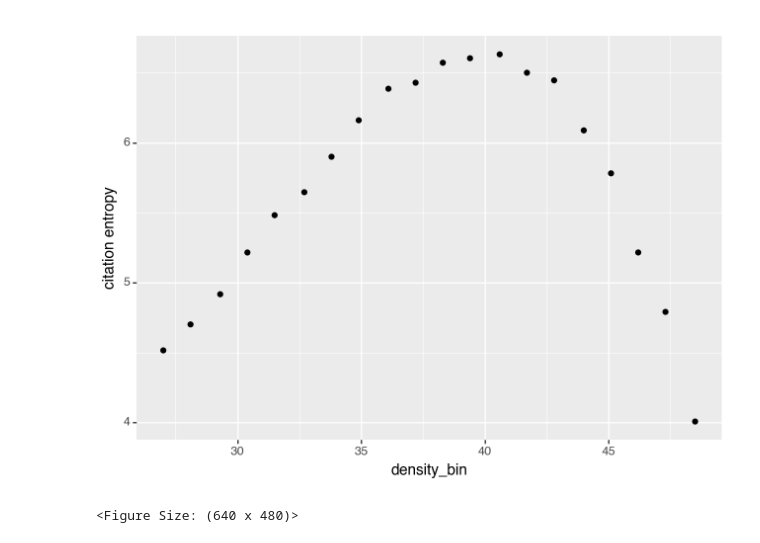
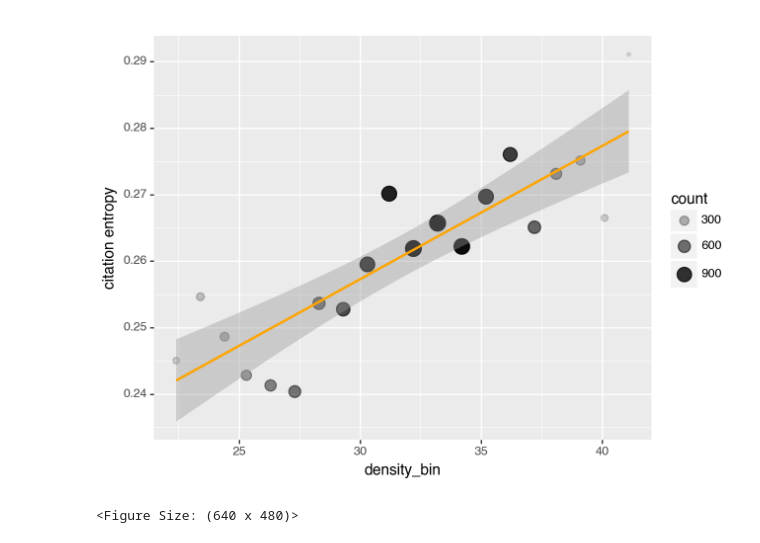
Before and after one commit to nathimel/citesim, a Jupyter notebook: src/notebooks/entropy_scratch.ipynb, the cells around one changed output. Cells and saved outputs as stored; diff of their text form; code cells hidden in the pictures.

```diff
--- a/src/notebooks/entropy_scratch.ipynb
+++ b/src/notebooks/entropy_scratch.ipynb
@@ -22,3 +27,5 @@ df_zf
+# %%
+df_zf = df_zf[df_zf["citations_per_year"] <= 10]
 # %%
 cpy_bins = df_zf[["citations_per_year", "density_bin"]]
 cpy_bins
@@ -107,11 +162,11 @@ float(df_zf.density_bin.value_counts().keys()[0].split(",")[0].replace("(", ""))
 # %%
-from scipy.stats import entropy
+# from scipy.stats import entropy
 
 ents = []
 for bin in sorted(df_zf.density_bin.value_counts().keys()):
     # append the result
     cpy_arr = cpy_bins[cpy_bins["density_bin"] == bin]["citations_per_year"].values
-    ents.append(entropy(cpy_arr))
+    ents.append(entropy_estimator(cpy_arr))
 
 ents
 # %% [output]
@@ -191,26 +268,33 @@ df = pd.DataFrame(
 # %%
 (
     pn.ggplot(
         df,
+        pn.aes(
+                x="density_bin",
+                y="citation entropy",
+            )
     )
-    + pn.geom_point(pn.aes(
-        x="density_bin",
-        y="citation entropy",
-    ))
+    + pn.geom_point(
+        pn.aes(
+            size="count",
+            alpha="count",
+        )
+    )
+    + pn.geom_smooth(method="lm", color="orange")
 )
 
 # The fact that count and entropy are super correlated makes things uninteresting;
 # it means that the more observations of a particular density value, the more spread out the distribution of citations is.
 
 # It also highlights why the density vs. citations correlation does _not_ exist. The more observations there are, the higher the entropy.
 # But number of observations != density!
 # High and low density areas are such that citations are concentrated around specific (low) values; its middle density where both:
 # - there are more publications in the first place
 # - and the distribution of citations is more entropic.
 
 # I think the first thing anyone will think of is that its just the fact there are more papers in the sample that the entropy is higher.
 # %% [output]
-[figure, old version]
+[figure, new version]
 <Figure Size: (640 x 480)>
 # %%
 # What if we divide citation entropy by count?
```
Also changed, not shown: parts of 19 cells of this notebook, 15 other files.
